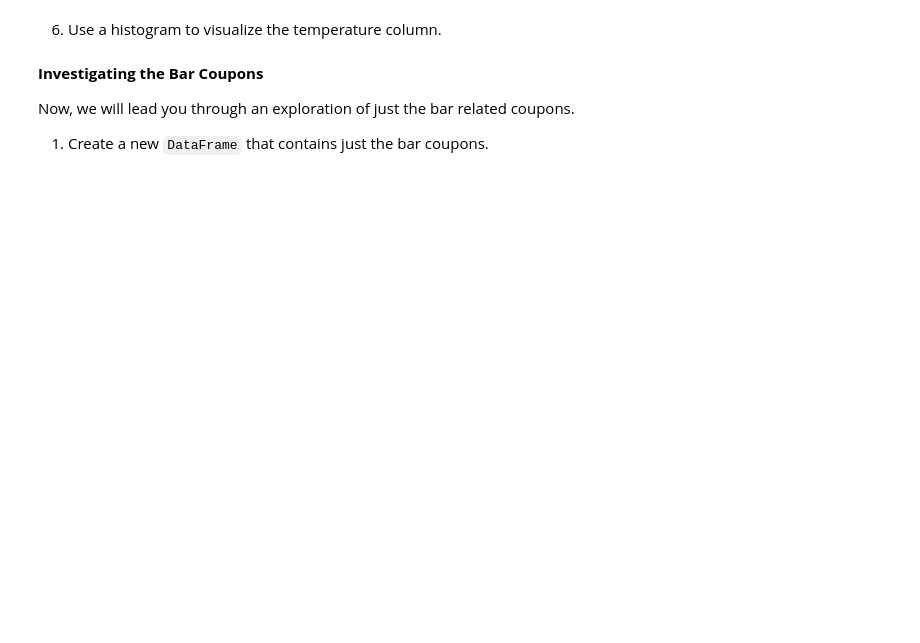
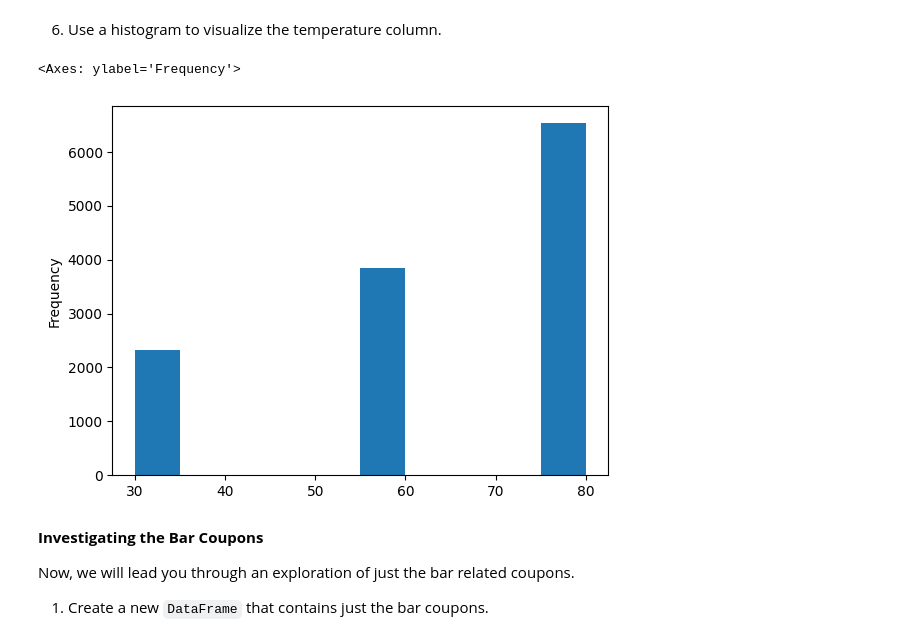
Before and after one commit to gitgubbenito/Application-1---Coupones, a Jupyter notebook: prompt.ipynb, the cells around one changed output. Saved outputs shown, nothing was run; the diff lists cells and outputs as text; code cells hidden in the pictures; blank space fills up the shorter version.

```diff
--- a/prompt.ipynb
+++ b/prompt.ipynb
@@ -89,5 +194,15 @@ data.head()
 # %% [markdown]
 6. Use a histogram to visualize the temperature column.
+# %%
+data['temperature'].plot.hist()
+
+#-----------------------
+#data_hist = data.hist(bins=100,figsize=(10, 10))
+#plt.tight_layout()
+#plt.show()
+# %% [output]
+<Axes: ylabel='Frequency'>
+[figure, added]
 # %% [markdown]
 **Investigating the Bar Coupons**
 
```
Also changed, not shown: parts of 23 cells of this notebook.
